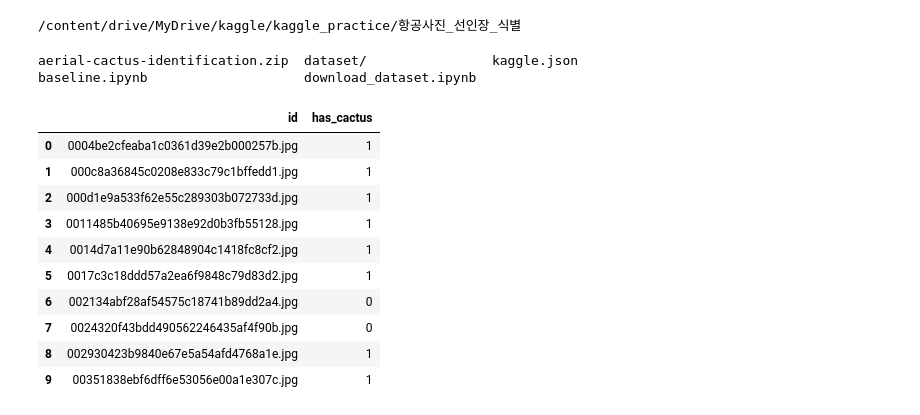
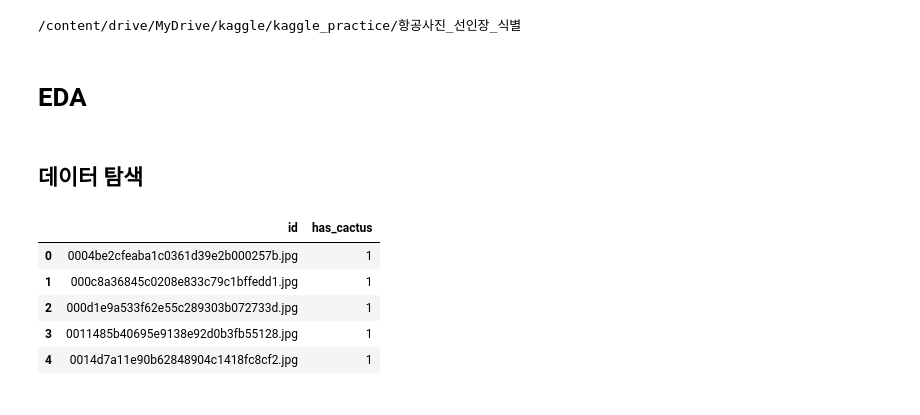
Before and after one commit to mg4432/competition_practice, a Jupyter notebook: 항공사진_선인장_식별/baseline.ipynb, the cells around one changed output. Cells and saved outputs as stored; diff of their text form; code cells hidden in the pictures.

```diff
--- a/항공사진_선인장_식별/baseline.ipynb
+++ b/항공사진_선인장_식별/baseline.ipynb
@@ -7,11 +9,10 @@ Mounted at /content/drive
 %cd '/content/drive/MyDrive/kaggle/kaggle_practice/항공사진_선인장_식별'
 # %% [output]
 /content/drive/MyDrive/kaggle/kaggle_practice/항공사진_선인장_식별
-# %%
-ls
-# %% [output]
-aerial-cactus-identification.zip  dataset/                kaggle.json
-baseline.ipynb                    download_dataset.ipynb
+# %% [markdown]
+# EDA
+# %% [markdown]
+## 데이터 탐색
 # %%
 import pandas as pd
 
@@ -21,14 +29,9 @@ submission = pd.read_csv(data_path + 'sample_submission.csv')
 # %%
-labels.head(10)
+labels.head(5)
 # %% [output]
 |  | id | has_cactus |
 | 0 | 0004be2cfeaba1c0361d39e2b000257b.jpg | 1 |
 | 1 | 000c8a36845c0208e833c79c1bffedd1.jpg | 1 |
 | 2 | 000d1e9a533f62e55c289303b072733d.jpg | 1 |
 | 3 | 0011485b40695e9138e92d0b3fb55128.jpg | 1 |
 | 4 | 0014d7a11e90b62848904c1418fc8cf2.jpg | 1 |
-| 5 | 0017c3c18ddd57a2ea6f9848c79d83d2.jpg | 1 |
-| 6 | 002134abf28af54575c18741b89dd2a4.jpg | 0 |
-| 7 | 0024320f43bdd490562246435af4f90b.jpg | 0 |
-| 8 | 002930423b9840e67e5a54afd4768a1e.jpg | 1 |
-| 9 | 00351838ebf6dff6e53056e00a1e307c.jpg | 1 |
```
Also changed, not shown: parts of 10 cells of this notebook.
